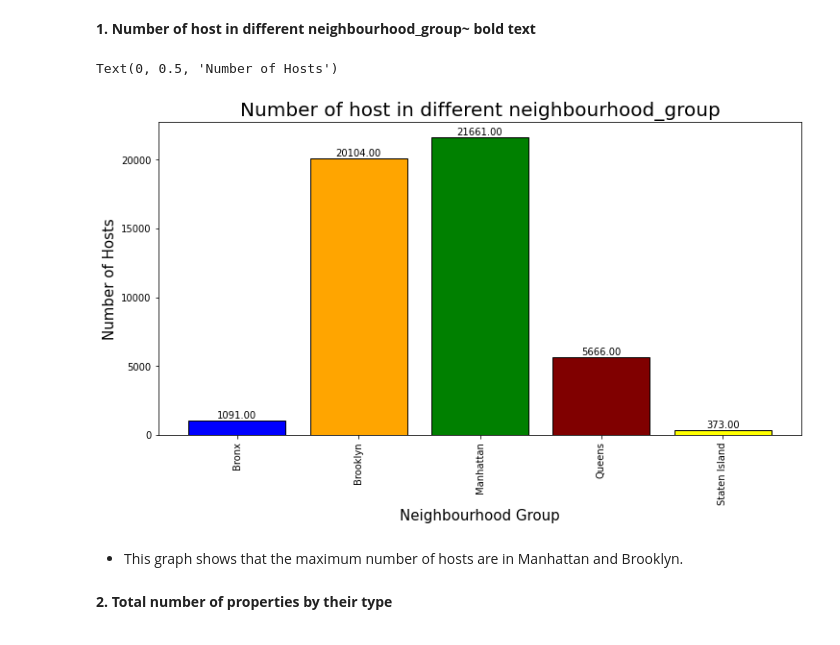
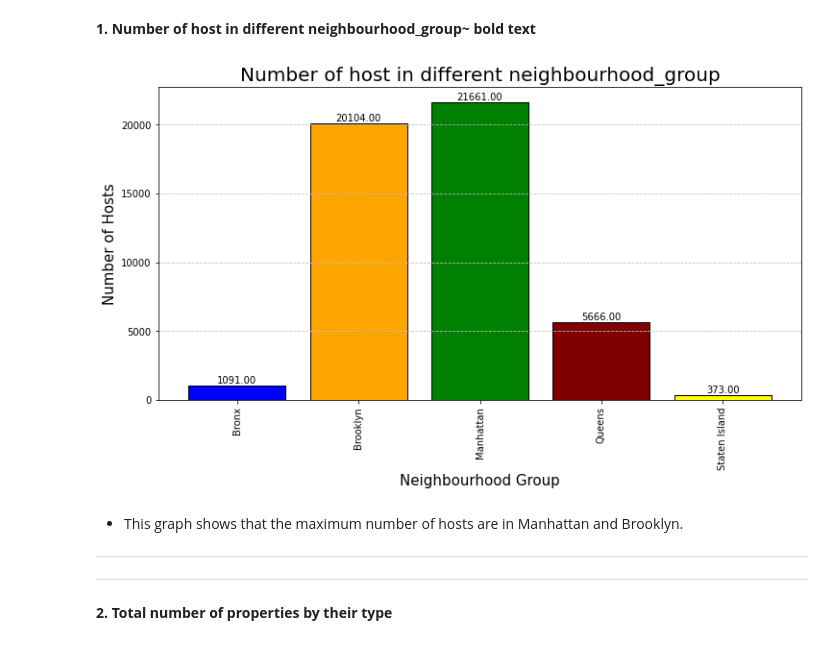
Before and after one commit to anisbagwan/Airbnb-Booking-Analysis, a Jupyter notebook: Airbnb_Bookings_Analysis_Anis_Bagwan.ipynb, the cells around one changed output. Saved outputs shown, nothing was run; the diff lists cells and outputs as text; code cells hidden in the pictures.

```diff
--- a/Airbnb_Bookings_Analysis_Anis_Bagwan.ipynb
+++ b/Airbnb_Bookings_Analysis_Anis_Bagwan.ipynb
@@ -165,30 +165,33 @@ dtype: float64
 # %% [markdown]
 **1.**    **Number of host in different neighbourhood_group~** **bold text**
 # %%
-no_of_host= df.groupby(['neighbourhood_group'])['host_id'].count().plot.bar(
+no_of_host= df.groupby(['neighbourhood_group'])['host_id'].count().plot.bar(    # Grouping neiborhood_group and host_id columns by the total count of properties.
             width=0.8,
             linewidth=1,
             edgecolor='black',
             figsize = (12,6),
             fontsize = 10,
             color=['blue','orange','green','maroon','yellow'])
-plots=no_of_host
+plots=no_of_host                                                                # Declaring no_of_hosts to plots for annoting the bars
 
-for bar in plots.patches:
+for bar in plots.patches:                                                       # Iterrating over the bars one-by-one
     plots.annotate(format(bar.get_height(), '.2f'),
                    (bar.get_x() + bar.get_width() / 2,
-                    bar.get_height()), ha='center', va='center',
+                    bar.get_height()), ha='center', va='center',                # ha and va stand for the horizontal and vertical alignment
                    size=10, xytext=(0, 5),
                    textcoords='offset points')
 
-no_of_host.set_title('Number of host in different neighbourhood_group',fontsize=20)
-no_of_host.set_xlabel('Neighbourhood Group',fontsize=15)
-no_of_host.set_ylabel('Number of Hosts', fontsize=15)
+no_of_host.set_title('Number of host in different neighbourhood_group',         # setting title
+                     fontsize=20)
+no_of_host.set_xlabel('Neighbourhood Group',fontsize=15)                        # setting x-label
+no_of_host.set_ylabel('Number of Hosts', fontsize=15)                           # setting y-label
+no_of_host.grid(True,axis='y',linestyle='--',color='0.75')                     # setting grids on Y-axis
 # %% [output]
-Text(0, 0.5, 'Number of Hosts')
-[figure, old version]
+[figure, new version]
 # %% [markdown]
 *  This graph shows that the maximum number of hosts are in Manhattan and Brooklyn.
+--------------------------------------------------------------------------------------------------------------------------------------
+-----------------------------------------------------------------------------------------------------------------------------
 # %% [markdown]
  **2.**   **Total number of properties by their type**
 # %%
```
Also changed, not shown: parts of 10 cells of this notebook.
